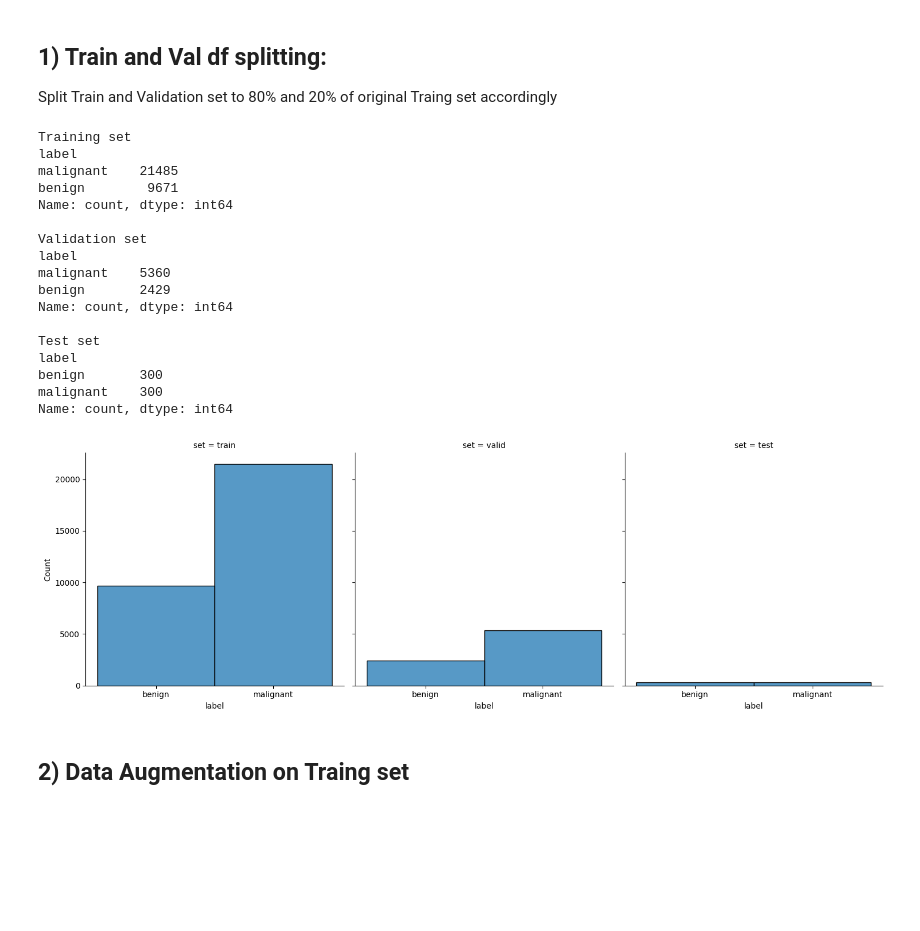
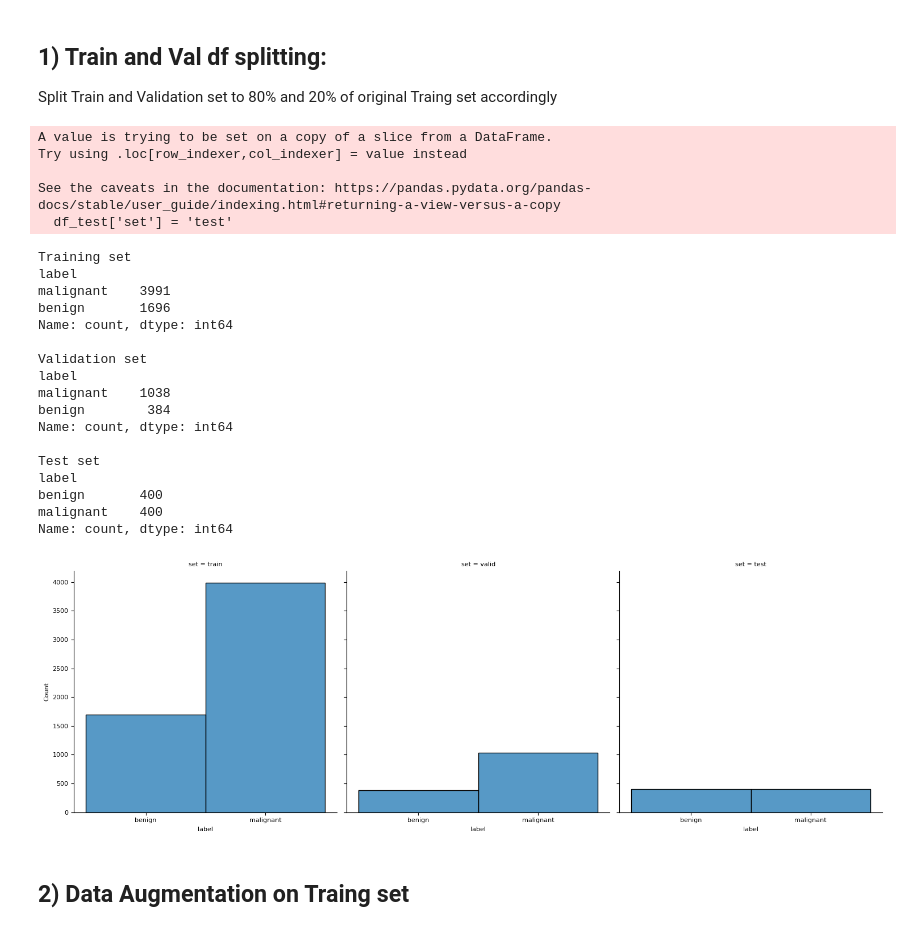
Before and after one commit to makonhakony/Multi-Stage-Classification-BreakHis, a Jupyter notebook: multi-stage-classification-breakhis.ipynb, the cells around one changed output. Drawn from its saved outputs; the diff is of its cells as text; code cells hidden in the pictures; blank space fills up the shorter version.

```diff
--- a/multi-stage-classification-breakhis.ipynb
+++ b/multi-stage-classification-breakhis.ipynb
@@ -183,15 +180,13 @@ import scikitplot as skplt
 ## Load data
 # %%
 AUTOTUNE = tf.data.experimental.AUTOTUNE
-data = pd.read_csv('../input/breakhis/Folds.csv')
-img_dir = '../input/breakhis/BreaKHis_v1/'
+data = pd.read_csv('../input/breakhis-v1-4gb/Folds.csv')
 class_names = ['benign', 'malignant']
 
 #load from CSV File
-data = data.rename(columns={'filename':'path'})
-data['label'] = data.path.apply(lambda x: x.split('/')[3])
+data['label'] = data.file_path.apply(lambda x: x.split('/')[8])
 data['label_int'] = data.label.apply(lambda x: class_names.index(x))
-data['filename'] = data.path.apply(lambda x: x.split('/')[-1])
+data['filename'] = data.file_path.apply(lambda x: x.split('/')[-1])
 data.head(3)
 #path = data.filename.apply(lambda x: x.split('/')[3])
 # %% [output]
@@ -258,51 +253,55 @@ Input size 224
 Split Train and Validation set to 80% and 20% of original Traing set accordingly
 # %%
 # remove 600 from dataset for testing
-df_test = data.groupby('label').sample(n=300)
-df_train = data.drop(df_test.index).reset_index(drop=True)
-df_test = df_test.reset_index(drop=True)
+df_test = data[data['grp'] == 'test']
+df_train = data[data['grp'] == 'train']
 
 # split training and validation set
 df_val = df_train.sample(frac=0.2)
 df_train = df_train.drop(df_val.index).reset_index(drop=True)
 df_val = df_val.reset_index(drop=True)
 
 df_test['set'] = 'test'
 df_train['set'] = 'train'
 df_val['set'] = 'valid'
 data_new = pd.concat([df_train,df_val, df_test])
 
 ax = sns.displot(data=data_new, x='label', col='set')
 
 SAMPLE_SIZE = len(df_train)
 
 print('Training set')
 print(df_train.label.value_counts())
 
 print('\nValidation set')
 print(df_val.label.value_counts())
 
 print('\nTest set')
 print(df_test.label.value_counts())
 # %% [output]
-Training set
-label
-malignant    21485
-benign        9671
-Name: count, dtype: int64
+A value is trying to be set on a copy of a slice from a DataFrame.
+Try using .loc[row_indexer,col_indexer] = value instead
 
-Validation set
-label
-malignant    5360
-benign       2429
-Name: count, dtype: int64
-
-Test set
-label
-benign       300
-malignant    300
-Name: count, dtype: int64
+See the caveats in the documentation: https://pandas.pydata.org/pandas-docs/stable/user_guide/indexing.html#returning-a-view-versus-a-copy
+  df_test['set'] = 'test'
+Training set
+label
+malignant    3991
+benign       1696
+Name: count, dtype: int64
+
+Validation set
+label
+malignant    1038
+benign        384
+Name: count, dtype: int64
+
+Test set
+label
+benign       400
+malignant    400
+Name: count, dtype: int64
-[figure, old version]
+[figure, new version]
 # %% [markdown]
 ## 2) Data Augmentation on Traing set
 # %%
```
Also changed, not shown: parts of 10 cells of this notebook.
